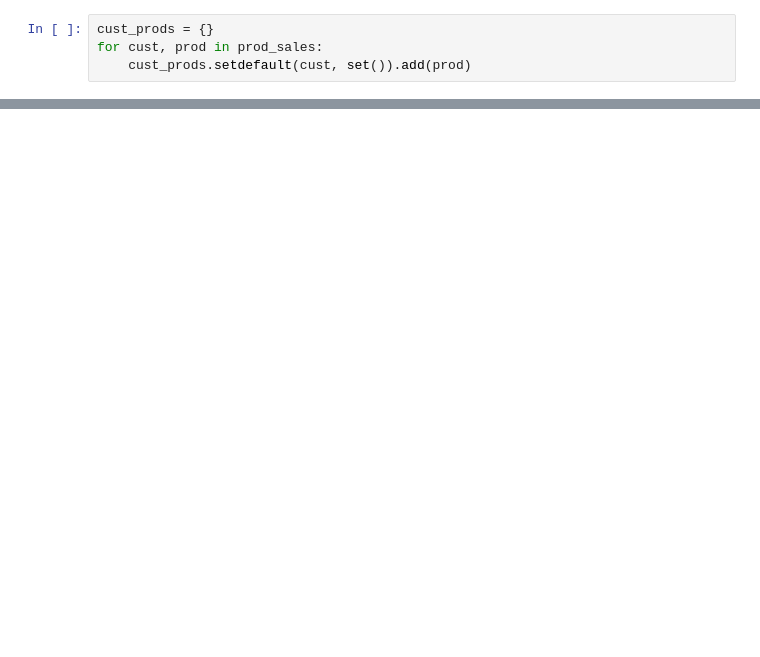
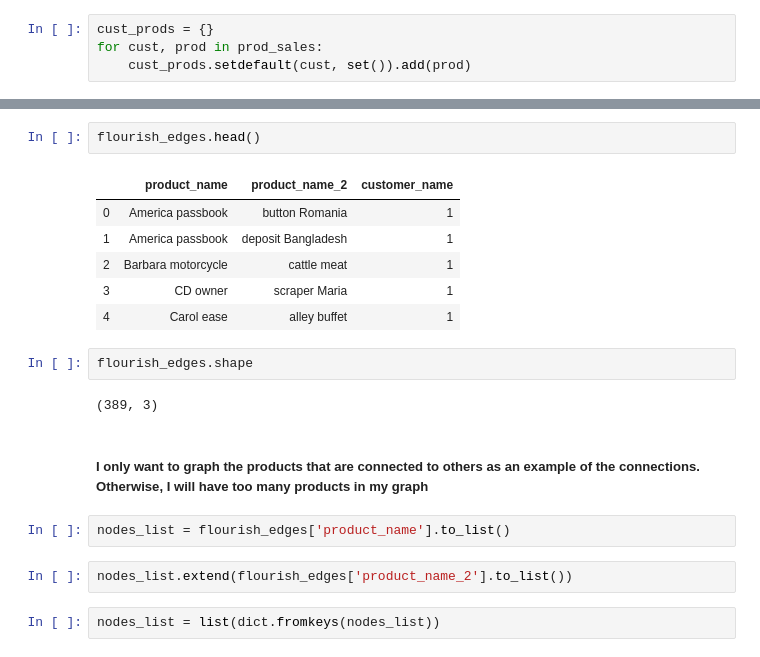
Before and after one commit to elke-hansen/Portfolio, a Jupyter notebook: Capstone/Final Model.ipynb, the cells around one changed output, grey strips where cells are left out. Drawn from its saved outputs; the diff is of its cells as text; blank space fills up the shorter version.

```diff
--- a/Capstone/Final Model.ipynb
+++ b/Capstone/Final Model.ipynb
@@ -233,0 +340,21 @@ recommend_for_prods2('Betty Nestor')
+# %%
+flourish_edges.head()
+# %% [output]
+|  | product_name | product_name_2 | customer_name |
+| 0 | America passbook | button Romania | 1 |
+| 1 | America passbook | deposit Bangladesh | 1 |
+| 2 | Barbara motorcycle | cattle meat | 1 |
+| 3 | CD owner | scraper Maria | 1 |
+| 4 | Carol ease | alley buffet | 1 |
+# %%
+flourish_edges.shape
+# %% [output]
+(389, 3)
+# %% [markdown]
+##### I only want to graph the products that are connected to others as an example of the connections. Otherwise, I will have too many products in my graph
+# %%
+nodes_list = flourish_edges['product_name'].to_list()
+# %%
+nodes_list.extend(flourish_edges['product_name_2'].to_list())
+# %%
+nodes_list = list(dict.fromkeys(nodes_list))
```
Also changed, not shown: parts of 115 cells of this notebook, 18 other files.
